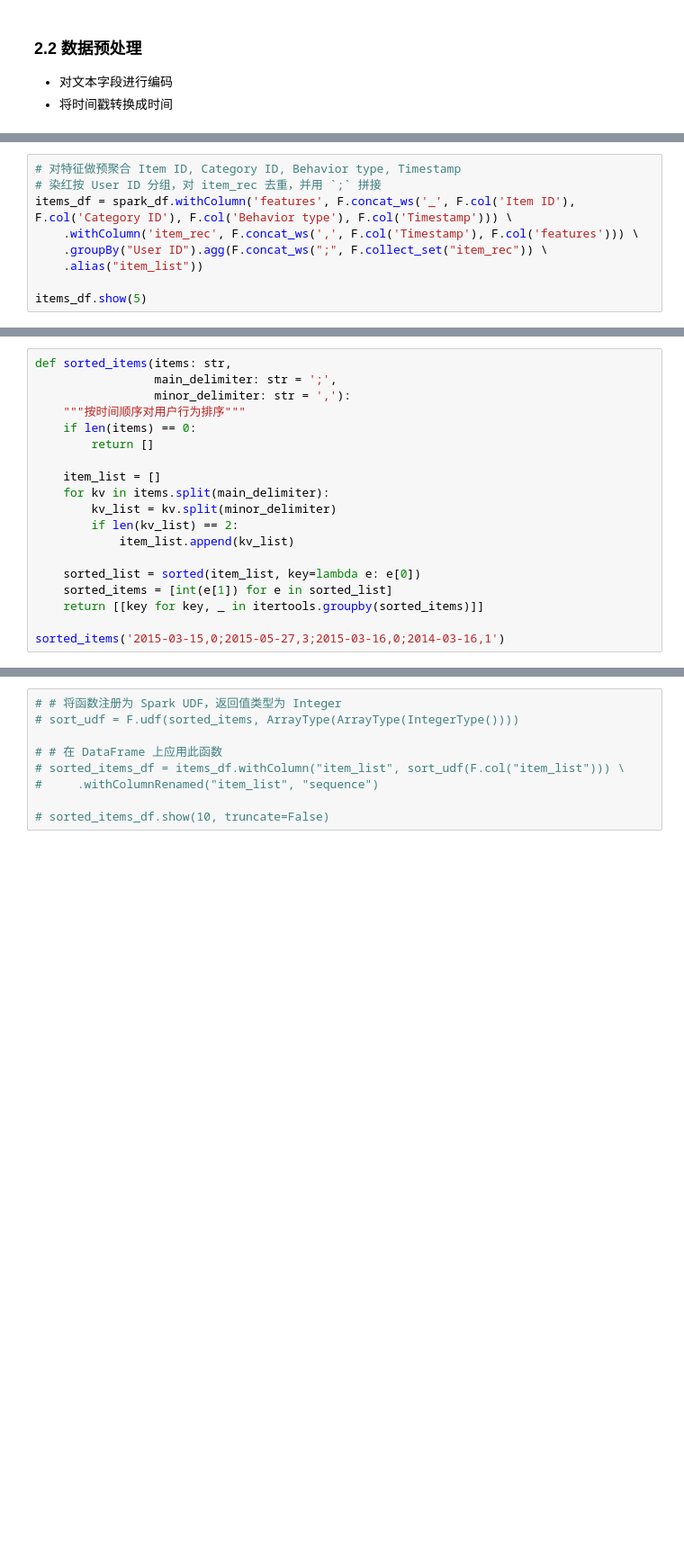
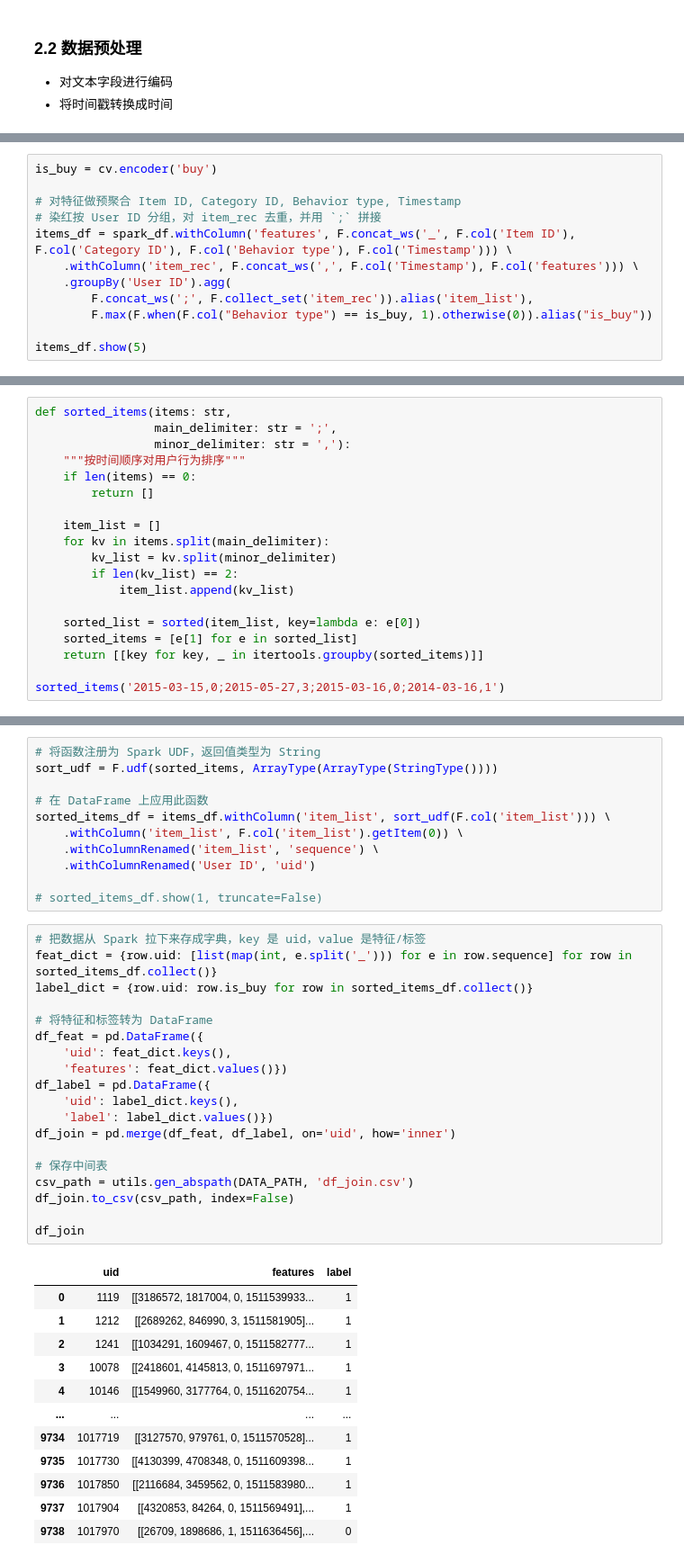
Before and after one commit to luochang212/ts-embedding, a Jupyter notebook: 4.Transformer_For_Variable_Len_Seq.ipynb, the cells around one changed output, grey strips where cells are left out. Shown: that part at 90% size. Saved outputs shown, nothing was run; the diff lists cells and outputs as text; blank space fills up the shorter version.

```diff
--- a/4.Transformer_For_Variable_Len_Seq.ipynb
+++ b/4.Transformer_For_Variable_Len_Seq.ipynb
@@ -151,10 +162,13 @@ only showing top 5 rows
 # %%
+is_buy = cv.encoder('buy')
+
 # 对特征做预聚合 Item ID, Category ID, Behavior type, Timestamp
 # 染红按 User ID 分组，对 item_rec 去重，并用 `;` 拼接
 items_df = spark_df.withColumn('features', F.concat_ws('_', F.col('Item ID'), F.col('Category ID'), F.col('Behavior type'), F.col('Timestamp'))) \
     .withColumn('item_rec', F.concat_ws(',', F.col('Timestamp'), F.col('features'))) \
-    .groupBy("User ID").agg(F.concat_ws(";", F.collect_set("item_rec")) \
-    .alias("item_list"))
+    .groupBy('User ID').agg(
+        F.concat_ws(';', F.collect_set('item_rec')).alias('item_list'),
+        F.max(F.when(F.col("Behavior type") == is_buy, 1).otherwise(0)).alias("is_buy"))
 
 items_df.show(5)
 # %% [output]
@@ -183,7 +198,7 @@ def sorted_items(items: str,
             item_list.append(kv_list)
 
     sorted_list = sorted(item_list, key=lambda e: e[0])
-    sorted_items = [int(e[1]) for e in sorted_list]
+    sorted_items = [e[1] for e in sorted_list]
     return [[key for key, _ in itertools.groupby(sorted_items)]]
 
 sorted_items('2015-03-15,0;2015-05-27,3;2015-03-16,0;2014-03-16,1')
@@ -192,9 +207,43 @@ sorted_items('2015-03-15,0;2015-05-27,3;2015-03-16,0;2014-03-16,1')
 # %%
-# # 将函数注册为 Spark UDF，返回值类型为 Integer
-# sort_udf = F.udf(sorted_items, ArrayType(ArrayType(IntegerType())))
+# 将函数注册为 Spark UDF，返回值类型为 String
+sort_udf = F.udf(sorted_items, ArrayType(ArrayType(StringType())))
 
-# # 在 DataFrame 上应用此函数
-# sorted_items_df = items_df.withColumn("item_list", sort_udf(F.col("item_list"))) \
-#     .withColumnRenamed("item_list", "sequence")
+# 在 DataFrame 上应用此函数
+sorted_items_df = items_df.withColumn('item_list', sort_udf(F.col('item_list'))) \
+    .withColumn('item_list', F.col('item_list').getItem(0)) \
+    .withColumnRenamed('item_list', 'sequence') \
+    .withColumnRenamed('User ID', 'uid')
 
-# sorted_items_df.show(10, truncate=False)
+# sorted_items_df.show(1, truncate=False)
+# %%
+# 把数据从 Spark 拉下来存成字典，key 是 uid，value 是特征/标签
+feat_dict = {row.uid: [list(map(int, e.split('_'))) for e in row.sequence] for row in sorted_items_df.collect()}
+label_dict = {row.uid: row.is_buy for row in sorted_items_df.collect()}
+
+# 将特征和标签转为 DataFrame
+df_feat = pd.DataFrame({
+    'uid': feat_dict.keys(),
+    'features': feat_dict.values()})
+df_label = pd.DataFrame({
+    'uid': label_dict.keys(),
+    'label': label_dict.values()})
+df_join = pd.merge(df_feat, df_label, on='uid', how='inner')
+
+# 保存中间表
+csv_path = utils.gen_abspath(DATA_PATH, 'df_join.csv')
+df_join.to_csv(csv_path, index=False)
+
+df_join
+# %% [output]
+|  | uid | features | label |
+| 0 | 1119 | [[3186572, 1817004, 0, 1511539933... | 1 |
+| 1 | 1212 | [[2689262, 846990, 3, 1511581905]... | 1 |
+| 2 | 1241 | [[1034291, 1609467, 0, 1511582777... | 1 |
+| 3 | 10078 | [[2418601, 4145813, 0, 1511697971... | 1 |
+| 4 | 10146 | [[1549960, 3177764, 0, 1511620754... | 1 |
+| ... | ... | ... | ... |
+| 9734 | 1017719 | [[3127570, 979761, 0, 1511570528]... | 1 |
+| 9735 | 1017730 | [[4130399, 4708348, 0, 1511609398... | 1 |
+| 9736 | 1017850 | [[2116684, 3459562, 0, 1511583980... | 1 |
+| 9737 | 1017904 | [[4320853, 84264, 0, 1511569491],... | 1 |
+| 9738 | 1017970 | [[26709, 1898686, 1, 1511636456],... | 0 |
```
Also changed, not shown: parts of 16 cells of this notebook.
